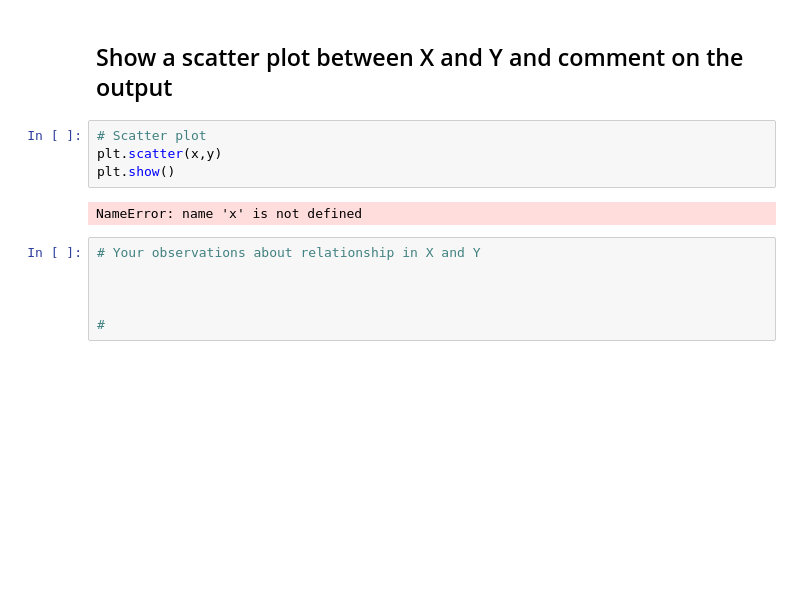
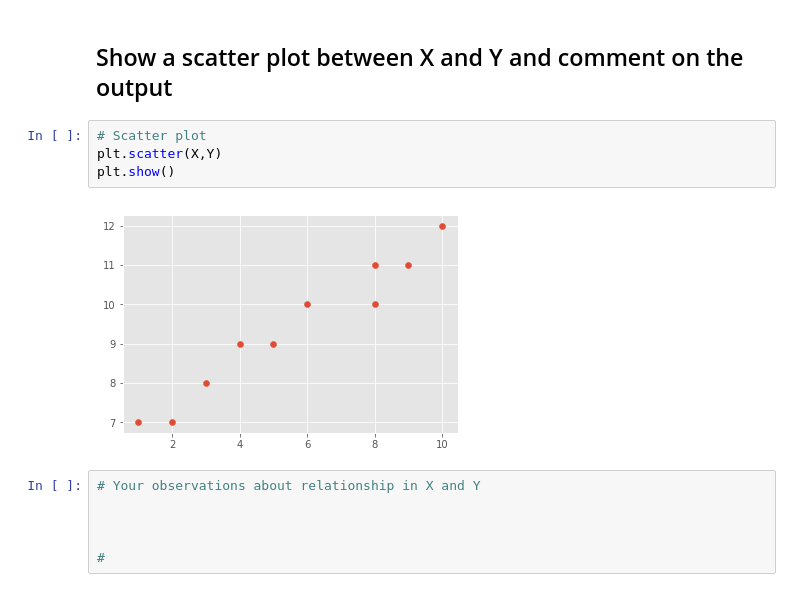
Before and after one commit to eyambaita/dsc-0-10-07-simple-linear-regression-lab-online-ds-pt-100118, a Jupyter notebook: index.ipynb, the cells around one changed output. Saved outputs shown, nothing was run; the diff lists cells and outputs as text; blank space fills up the shorter version.

```diff
--- a/index.ipynb
+++ b/index.ipynb
@@ -39,10 +39,10 @@ Y = np.array([7,7,8,9,9,10,10,11,11,12], dtype=np.float64)
 ## Show a scatter plot between X and Y and comment on the output
 # %%
 # Scatter plot
-plt.scatter(x,y)
+plt.scatter(X,Y)
 plt.show()
 # %% [output]
-NameError: name 'x' is not defined
+[figure, added]
 # %%
 # Your observations about relationship in X and Y
 
```
